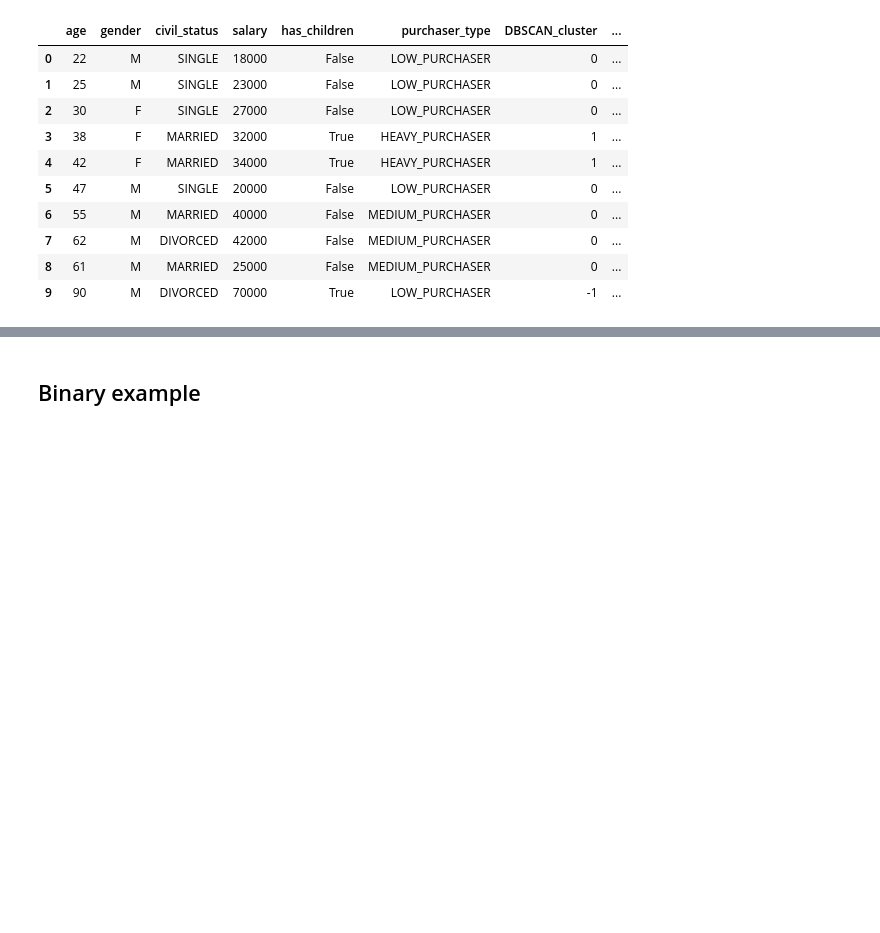
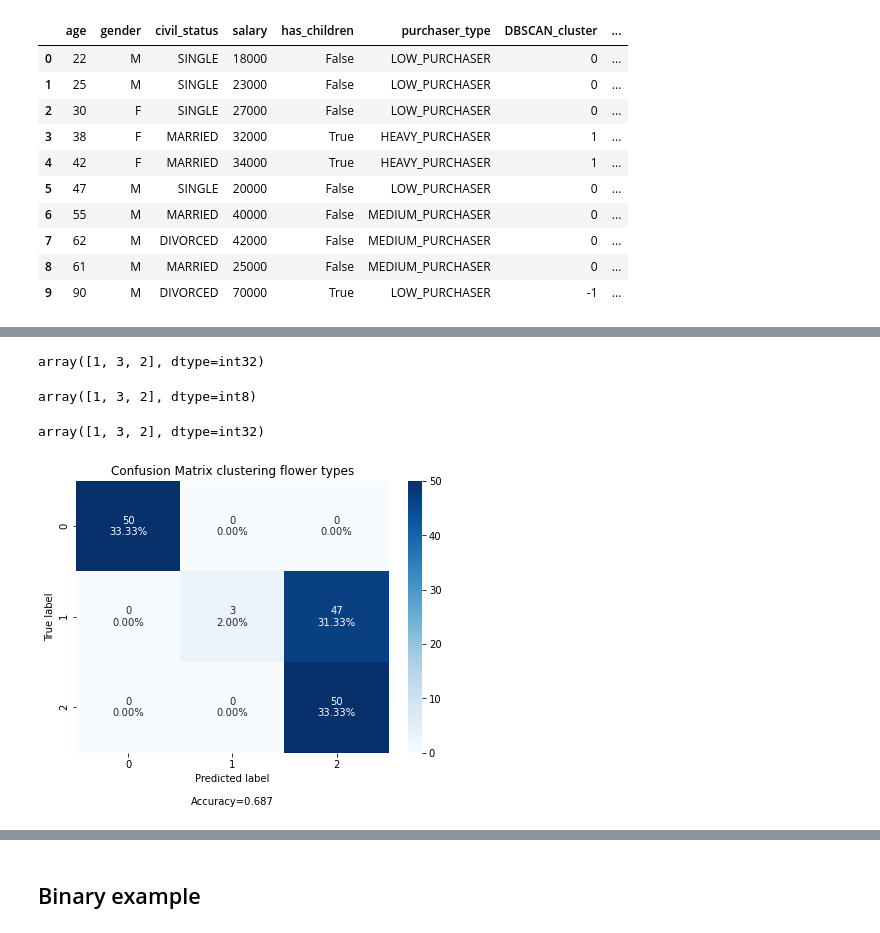
Before and after one commit to jameshtwose/Data-Science, a Jupyter notebook: Machine_learning/gower_clustering.ipynb, the cells around one changed output, grey strips where cells are left out. Drawn from its saved outputs; the diff is of its cells as text; code cells hidden in the pictures; blank space fills up the shorter version.

```diff
--- a/Machine_learning/gower_clustering.ipynb
+++ b/Machine_learning/gower_clustering.ipynb
@@ -115,0 +158,3 @@ fig, ax = plot_confusion_matrix(cf=cf_matrix, title="Confusion Matrix classifyin
+# %%
+cld = fcluster(l_matrix, 3, criterion='maxclust')
+df["linkage_cluster"] = cld
@@ -115,0 +175,23 @@ fig, ax = plot_confusion_matrix(cf=cf_matrix, title="Confusion Matrix classifyin
+# %%
+df["linkage_cluster"].unique()
+# %% [output]
+array([1, 3, 2], dtype=int32)
+# %%
+ordered_cat = CategoricalDtype(['setosa', 'virginica', 'versicolor',], ordered=True)
+# %%
+y_test = df["species"].astype(ordered_cat).cat.codes + 1
+y_pred = df["linkage_cluster"]
+# %%
+y_test.unique()
+# %% [output]
+array([1, 3, 2], dtype=int8)
+# %%
+y_pred.unique()
+# %% [output]
+array([1, 3, 2], dtype=int32)
+# %%
+cf_matrix = confusion_matrix(y_test, y_pred)
+
+fig, ax = plot_confusion_matrix(cf=cf_matrix, title="Confusion Matrix clustering flower types")
+# %% [output]
+[figure, added]
```
Also changed, not shown: parts of 19 cells of this notebook, 1 other file.
